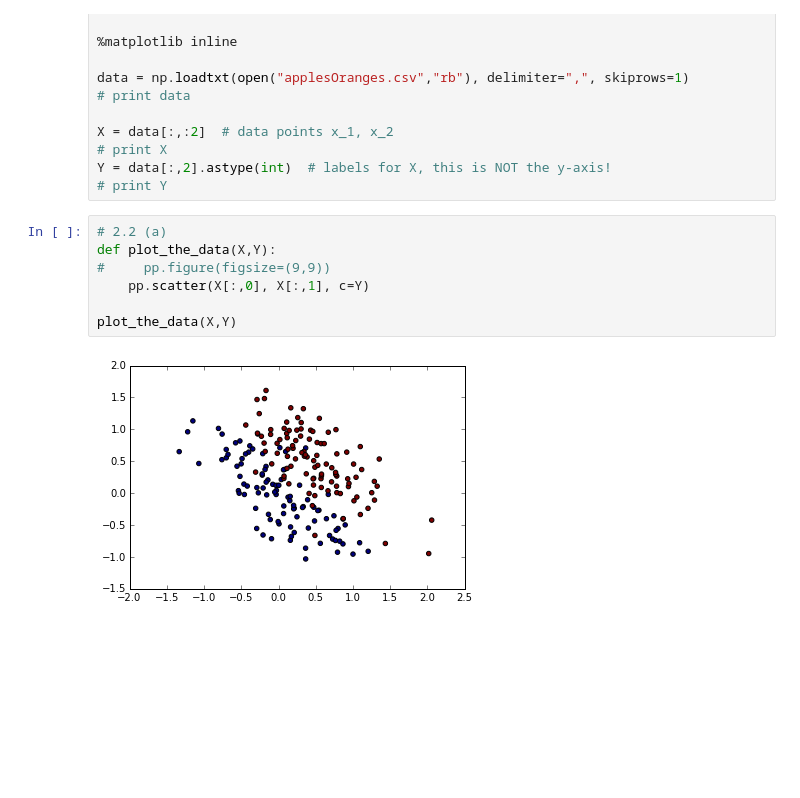
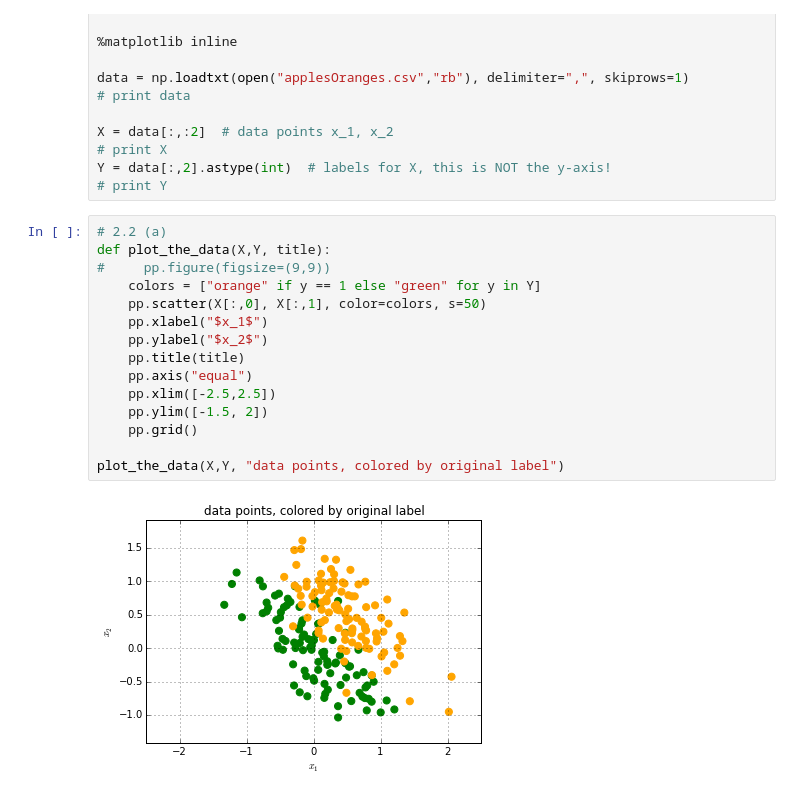
Before and after one commit to hielsnoppe/edu-mi1, a Jupyter notebook: ex2/2-2.ipynb, the cells around one changed output. Drawn from its saved outputs; the diff is of its cells as text; blank space fills up the shorter version.

```diff
--- a/ex2/2-2.ipynb
+++ b/ex2/2-2.ipynb
@@ -15,11 +15,19 @@ Y = data[:,2].astype(int)  # labels for X, this is NOT the y-axis!
 # print Y
 # %%
 # 2.2 (a)
-def plot_the_data(X,Y):
+def plot_the_data(X,Y, title):
 #     pp.figure(figsize=(9,9))
-    pp.scatter(X[:,0], X[:,1], c=Y)
+    colors = ["orange" if y == 1 else "green" for y in Y]
+    pp.scatter(X[:,0], X[:,1], color=colors, s=50)
+    pp.xlabel("$x_1$")
+    pp.ylabel("$x_2$")
+    pp.title(title)
+    pp.axis("equal")
+    pp.xlim([-2.5,2.5])
+    pp.ylim([-1.5, 2])
+    pp.grid()
 
-plot_the_data(X,Y)
+plot_the_data(X,Y, "data points, colored by original label")
 # %% [output]
-[figure, old version]
+[figure, new version]
 # %%
```
Also changed, not shown: parts of 1 cell of this notebook.
